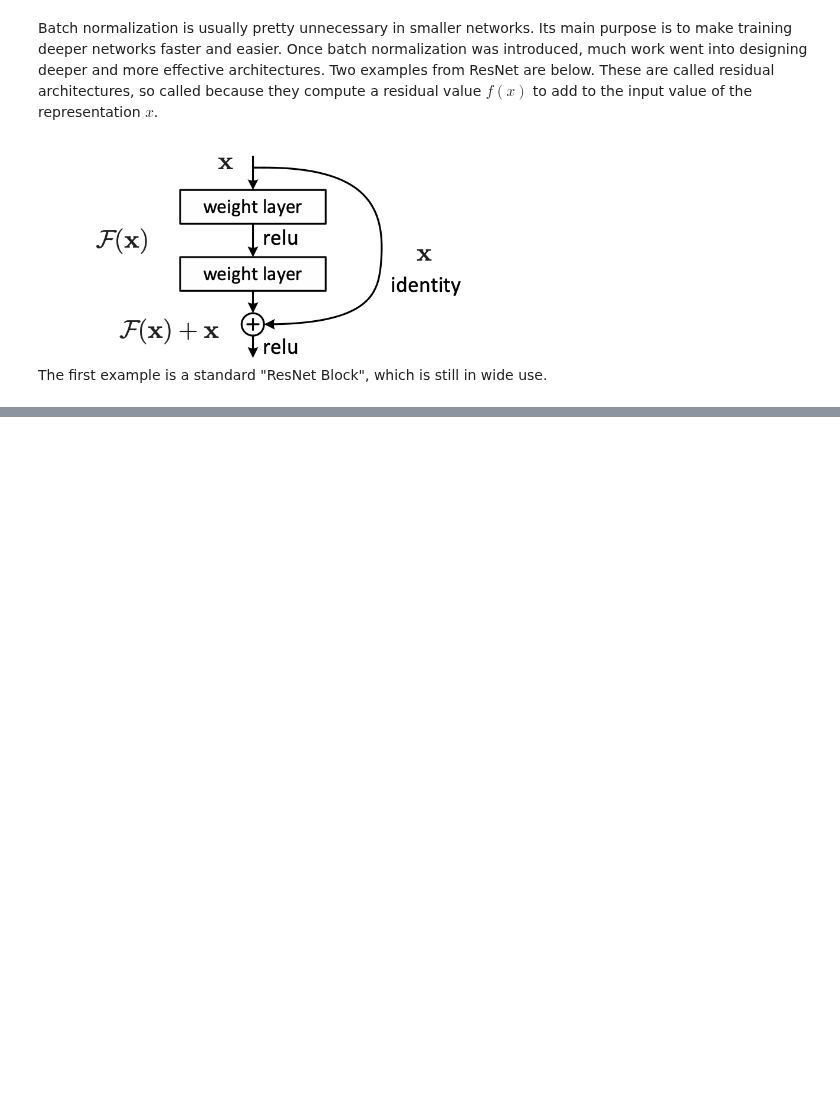
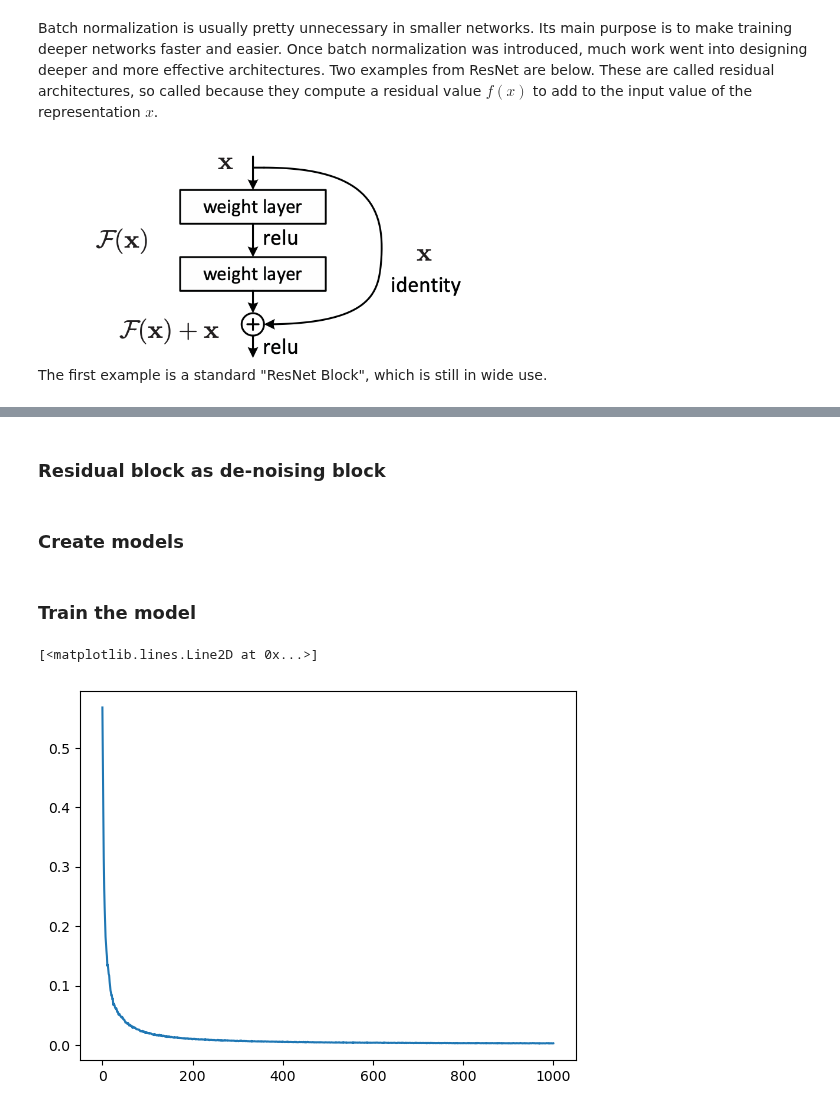
Before and after one commit to sscott-cse/Intro-Deep-Learning-Notebooks, a Jupyter notebook: CSCE-479-879/Hackathons/hackathon5.ipynb, the cells around one changed output, grey strips where cells are left out. Drawn from its saved outputs; the diff is of its cells as text; code cells hidden in the pictures; blank space fills up the shorter version.

```diff
--- a/CSCE-479-879/Hackathons/hackathon5.ipynb
+++ b/CSCE-479-879/Hackathons/hackathon5.ipynb
@@ -359,0 +310,2 @@ I'm expecting this to take about an hour (or less if you're experienced). Feel f
+# %% [markdown]
+### Residual block as de-noising block
@@ -359,0 +345,5 @@ I'm expecting this to take about an hour (or less if you're experienced). Feel f
+# %% [markdown]
+### Create models
+# %%
+model = create_model(42, resblock_nfilters=8)
+orig_model = create_model(42, resblock_nfilters=8)
@@ -359,0 +358,39 @@ I'm expecting this to take about an hour (or less if you're experienced). Feel f
+# %%
+def add_salt_pepper_noise(x, prob=0.1):
+    # unique time-based seed per call
+    t = int(time.time() * 1e6) % (2**31 - 1)
+    seed = [t, t // 2]  # two ints required
+    rnd = tf.random.stateless_uniform(x.shape, seed=seed)
+    add_salt = tf.where(rnd < prob/2, 0.0, x)
+    add_salt_pepper = tf.where(rnd > 1 - prob/2, 1.0, add_salt)
+    return add_salt_pepper
+# %% [markdown]
+### Train the model
+# %%
+def reconstruction_loss(x, x_hat):
+    reconstruction_loss = tf.reduce_mean(tf.square(x_hat - x)) # Mean Square Error
+    total_loss = reconstruction_loss
+    return total_loss
+# %%
+max_steps = 1000
+step = 0
+optimizer = tf.keras.optimizers.Adam()
+losses = []
+
+for batch in tqdm(train_ds):
+    with tf.GradientTape() as tape:
+        x = tf.cast(batch['image'], tf.float32)/255
+        noisy_input = x + add_salt_pepper_noise(x, prob=0.1)
+        output = model(noisy_input, training=True)
+        loss = reconstruction_loss(x, output)
+        losses.append(loss)
+    gradient = tape.gradient(loss, model.trainable_variables)
+    optimizer.apply_gradients(zip(gradient, model.trainable_variables))
+    step += 1
+    if step > max_steps:
+        break
+# %%
+plt.plot(losses)
+# %% [output]
+[<matplotlib.lines.Line2D at 0x...>]
+[figure, added]
```
Also changed, not shown: parts of 59 cells of this notebook.
